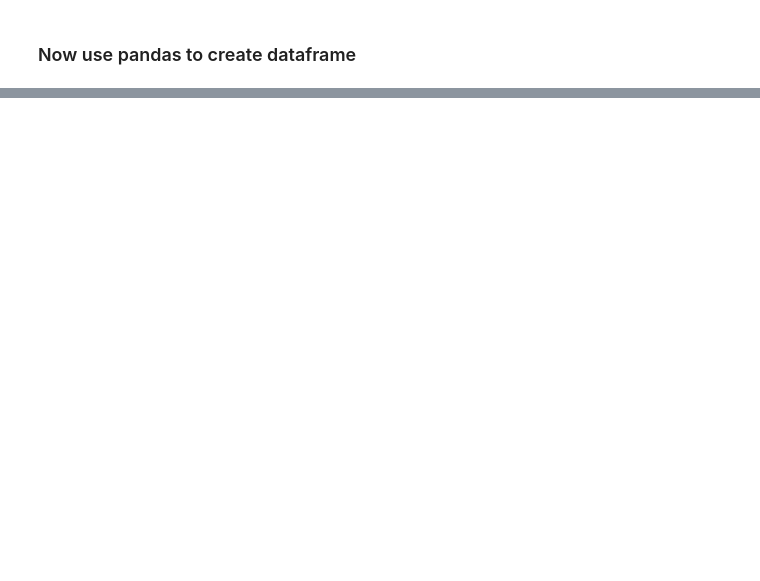
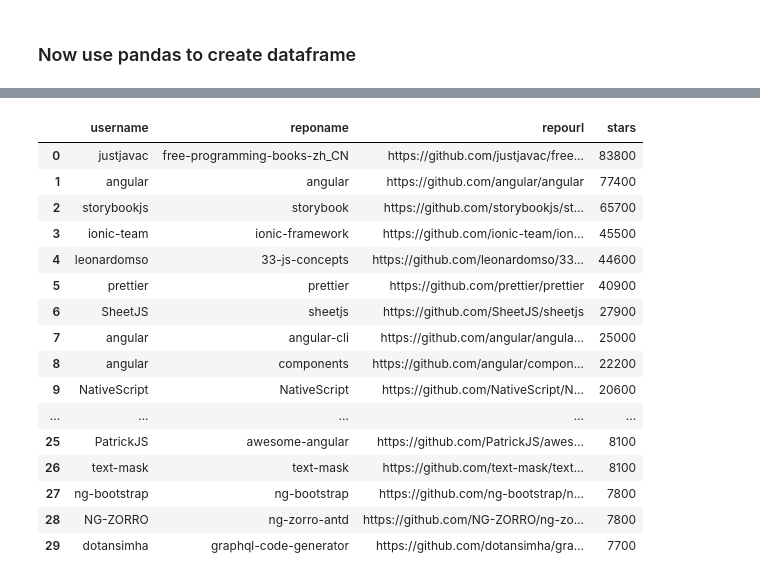
Before and after one commit to annesh08/web-Scraping, a Jupyter notebook: scraping-github-topics.ipynb, the cells around one changed output, grey strips where cells are left out. Cells and saved outputs as stored; diff of their text form; code cells hidden in the pictures; blank space fills up the shorter version.

```diff
--- a/scraping-github-topics.ipynb
+++ b/scraping-github-topics.ipynb
@@ -228,0 +261,6 @@ topic_df.to_csv('topics.csv',index=None)
+# %%
+def parse_star_count(star_str): #Func to convert star data to correct format
+    star_str = star_str.strip()
+    if star_str[-1] == 'k':
+        return int(float(star_str[:-1]) * 1000)
+    return int(star_str)
@@ -228,0 +271,10 @@ topic_df.to_csv('topics.csv',index=None)
+# %%
+def get_repo_info(h3_tag, star_tag):
+    a_tags = h3_tag.find_all('a')
+    userName = a_tags[0].text.strip()
+    repoName = a_tags[1].text.strip()
+    repoUrl = base_url + a_tags[1]['href']
+    star_str = star_tag.text.strip()
+    stars = parse_star_count(star_str)
+
+    return userName,repoName,repoUrl,stars
@@ -228,0 +285,15 @@ topic_df.to_csv('topics.csv',index=None)
+# %%
+topic_repos_dict = {
+    'username' :[],
+    'reponame' :[],
+    'repourl' :[],
+    'stars' :[]
+}
+
+
+for i in range(len(repo_tags)):
+    repo_info = get_repo_info(repo_tags[i],star_tags[i])
+    topic_repos_dict['username'].append(repo_info[0])
+    topic_repos_dict['reponame'].append(repo_info[1])
+    topic_repos_dict['repourl'].append(repo_info[2])
+    topic_repos_dict['stars'].append(repo_info[3])
@@ -228,0 +366,24 @@ topic_df.to_csv('topics.csv',index=None)
+# %%
+url5 = topic_urls[5]
+# %%
+url5_topic_repo_df = get_topic_repos(url5)
+
+url5_topic_repo_df
+# %% [output]
+|  | username | reponame | repourl | stars |
+| 0 | justjavac | free-programming-books-zh_CN | https://github.com/justjavac/free... | 83800 |
+| 1 | angular | angular | https://github.com/angular/angular | 77400 |
+| 2 | storybookjs | storybook | https://github.com/storybookjs/st... | 65700 |
+| 3 | ionic-team | ionic-framework | https://github.com/ionic-team/ion... | 45500 |
+| 4 | leonardomso | 33-js-concepts | https://github.com/leonardomso/33... | 44600 |
+| 5 | prettier | prettier | https://github.com/prettier/prettier | 40900 |
+| 6 | SheetJS | sheetjs | https://github.com/SheetJS/sheetjs | 27900 |
+| 7 | angular | angular-cli | https://github.com/angular/angula... | 25000 |
+| 8 | angular | components | https://github.com/angular/compon... | 22200 |
+| 9 | NativeScript | NativeScript | https://github.com/NativeScript/N... | 20600 |
+| ... | ... | ... | ... | ... |
+| 25 | PatrickJS | awesome-angular | https://github.com/PatrickJS/awes... | 8100 |
+| 26 | text-mask | text-mask | https://github.com/text-mask/text... | 8100 |
+| 27 | ng-bootstrap | ng-bootstrap | https://github.com/ng-bootstrap/n... | 7800 |
+| 28 | NG-ZORRO | ng-zorro-antd | https://github.com/NG-ZORRO/ng-zo... | 7800 |
+| 29 | dotansimha | graphql-code-generator | https://github.com/dotansimha/gra... | 7700 |
```
Also changed, not shown: parts of 27 cells of this notebook.
